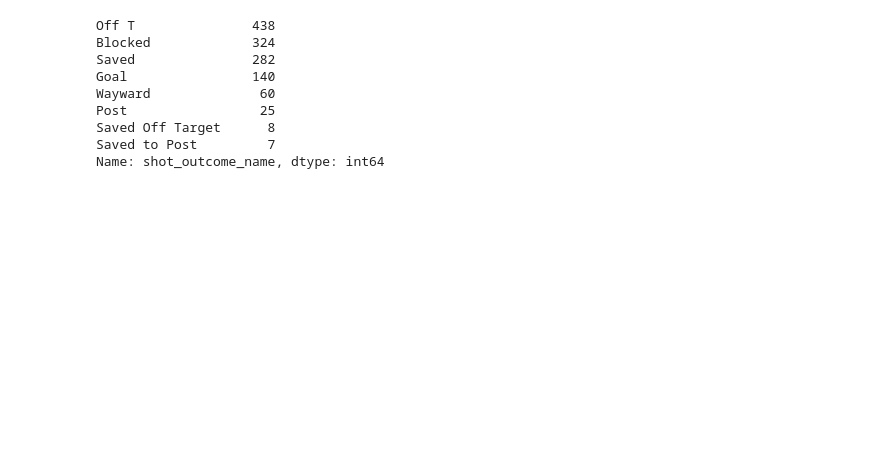
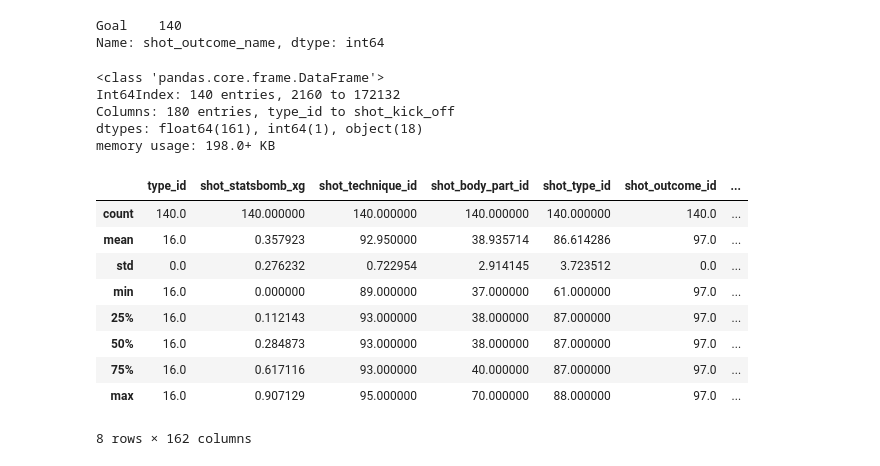
Before and after one commit to xecarlox94/data_mining_machine_learning, a Jupyter notebook: Untitled.ipynb, the cells around one changed output. Drawn from its saved outputs; the diff is of its cells as text; code cells hidden in the pictures; blank space fills up the shorter version.

```diff
--- a/Untitled.ipynb
+++ b/Untitled.ipynb
@@ -334,12 +329,29 @@ dataset
 # %%
+dataset = dataset[dataset['shot_outcome_name'] == 'Goal']
+
+
 dataset['shot_outcome_name'].value_counts()
 # %% [output]
-Off T               438
-Blocked             324
-Saved               282
-Goal                140
-Wayward              60
-Post                 25
-Saved Off Target      8
-Saved to Post         7
+Goal    140
 Name: shot_outcome_name, dtype: int64
+# %%
+dataset.info()
+# %% [output]
+<class 'pandas.core.frame.DataFrame'>
+Int64Index: 140 entries, 2160 to 172132
+Columns: 180 entries, type_id to shot_kick_off
+dtypes: float64(161), int64(1), object(18)
+memory usage: 198.0+ KB
+# %%
+dataset.describe()
+# %% [output]
+|  | type_id | shot_statsbomb_xg | shot_technique_id | shot_body_part_id | shot_type_id | shot_outcome_id | ... |
+| count | 140.0 | 140.000000 | 140.000000 | 140.000000 | 140.000000 | 140.0 | ... |
+| mean | 16.0 | 0.357923 | 92.950000 | 38.935714 | 86.614286 | 97.0 | ... |
+| std | 0.0 | 0.276232 | 0.722954 | 2.914145 | 3.723512 | 0.0 | ... |
+| min | 16.0 | 0.000000 | 89.000000 | 37.000000 | 61.000000 | 97.0 | ... |
+| 25% | 16.0 | 0.112143 | 93.000000 | 38.000000 | 87.000000 | 97.0 | ... |
+| 50% | 16.0 | 0.284873 | 93.000000 | 38.000000 | 87.000000 | 97.0 | ... |
+| 75% | 16.0 | 0.617116 | 93.000000 | 40.000000 | 87.000000 | 97.0 | ... |
+| max | 16.0 | 0.907129 | 95.000000 | 70.000000 | 88.000000 | 97.0 | ... |
+8 rows × 162 columns
```
Also changed, not shown: parts of 2 cells of this notebook, 2 other files.
